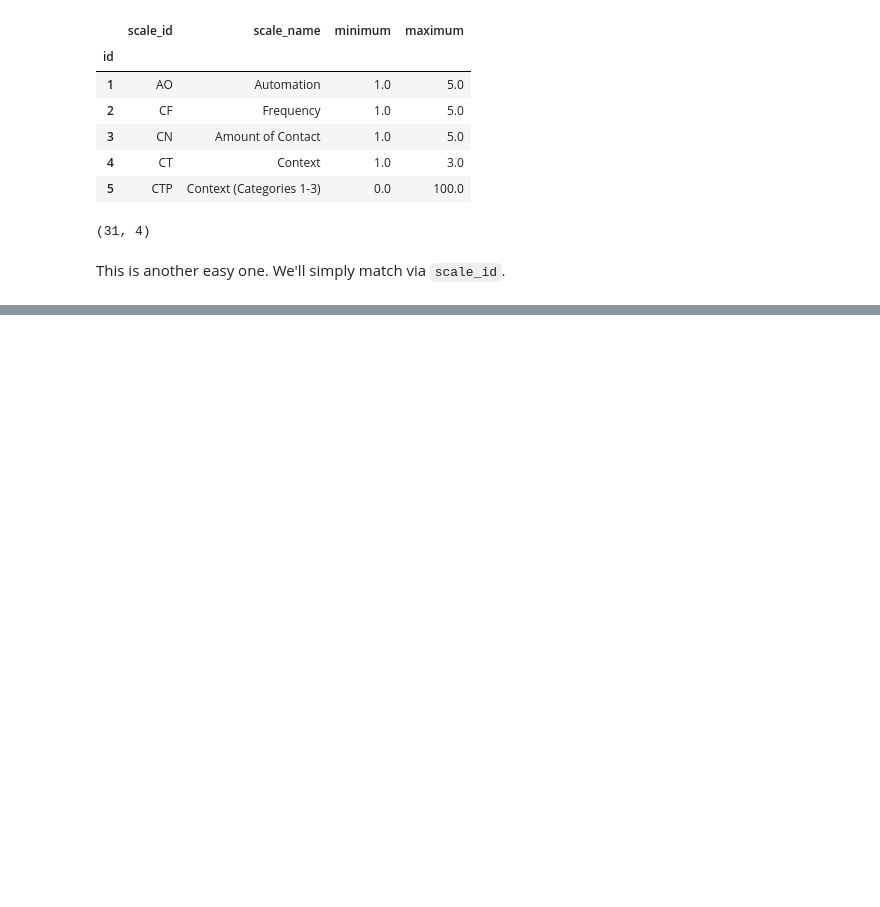
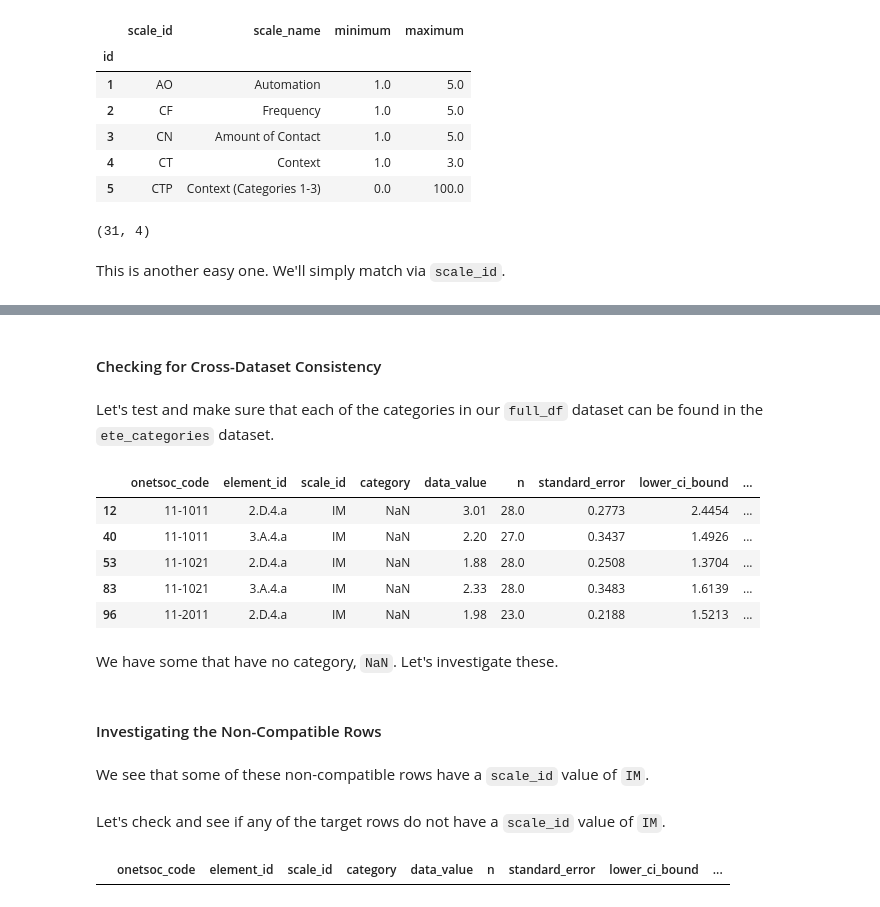
Before and after one commit to blue-santa/comparing-training-req-to-salary-exp, a Jupyter notebook: notebooks/03-exploratory-data-analysis/02-00-eda-train-reward-compare.ipynb, the cells around one changed output, grey strips where cells are left out. Saved outputs shown, nothing was run; the diff lists cells and outputs as text; code cells hidden in the pictures; blank space fills up the shorter version.

```diff
--- a/notebooks/03-exploratory-data-analysis/02-00-eda-train-reward-compare.ipynb
+++ b/notebooks/03-exploratory-data-analysis/02-00-eda-train-reward-compare.ipynb
@@ -1195,0 +1215,4 @@ This is another easy one. We'll simply match via `scale_id`.
+# %% [markdown]
+#### Checking for Cross-Dataset Consistency
+# %% [markdown]
+Let's test and make sure that each of the categories in our `full_df` dataset can be found in the `ete_categories` dataset.
@@ -1195,0 +1221,21 @@ This is another easy one. We'll simply match via `scale_id`.
+# %%
+full_df[(full_df['ete_category_is_in_category'] == False)].head()
+# %% [output]
+|  | onetsoc_code | element_id | scale_id | category | data_value | n | standard_error | lower_ci_bound | ... |
+| 12 | 11-1011 | 2.D.4.a | IM | NaN | 3.01 | 28.0 | 0.2773 | 2.4454 | ... |
+| 40 | 11-1011 | 3.A.4.a | IM | NaN | 2.20 | 27.0 | 0.3437 | 1.4926 | ... |
+| 53 | 11-1021 | 2.D.4.a | IM | NaN | 1.88 | 28.0 | 0.2508 | 1.3704 | ... |
+| 83 | 11-1021 | 3.A.4.a | IM | NaN | 2.33 | 28.0 | 0.3483 | 1.6139 | ... |
+| 96 | 11-2011 | 2.D.4.a | IM | NaN | 1.98 | 23.0 | 0.2188 | 1.5213 | ... |
+# %% [markdown]
+We have some that have no category, `NaN`. Let's investigate these.
+# %% [markdown]
+#### Investigating the Non-Compatible Rows
+# %% [markdown]
+We see that some of these non-compatible rows have a `scale_id` value of `IM`.
+# %% [markdown]
+Let's check and see if any of the target rows do not have a `scale_id` value of `IM`.
+# %%
+full_df[(full_df['ete_category_is_in_category'] == False) & (full_df['scale_id'] != 'IM')]
+# %% [output]
+|  | onetsoc_code | element_id | scale_id | category | data_value | n | standard_error | lower_ci_bound | ... |
```
Also changed, not shown: parts of 81 cells of this notebook.
